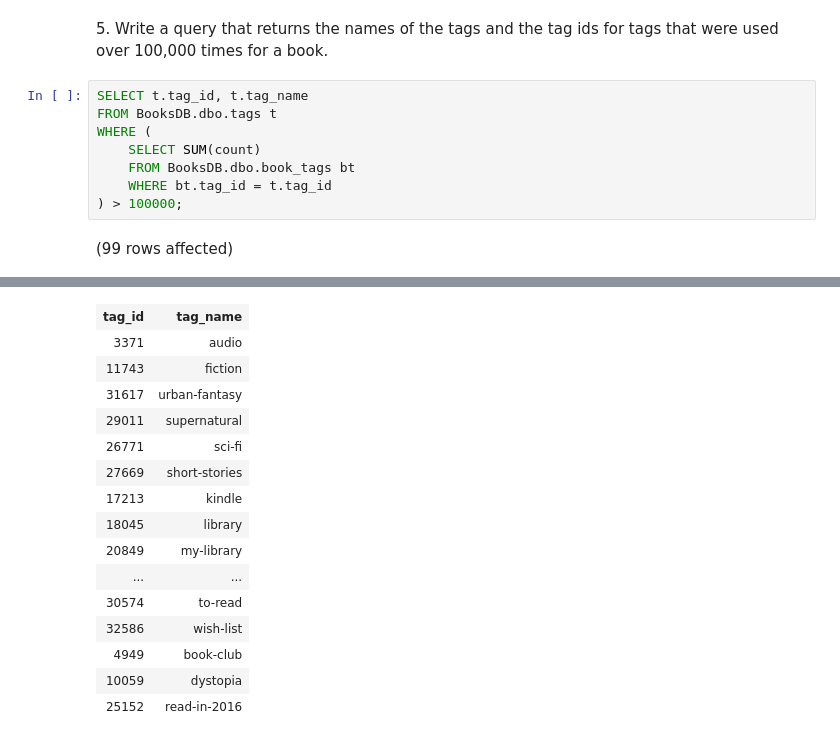
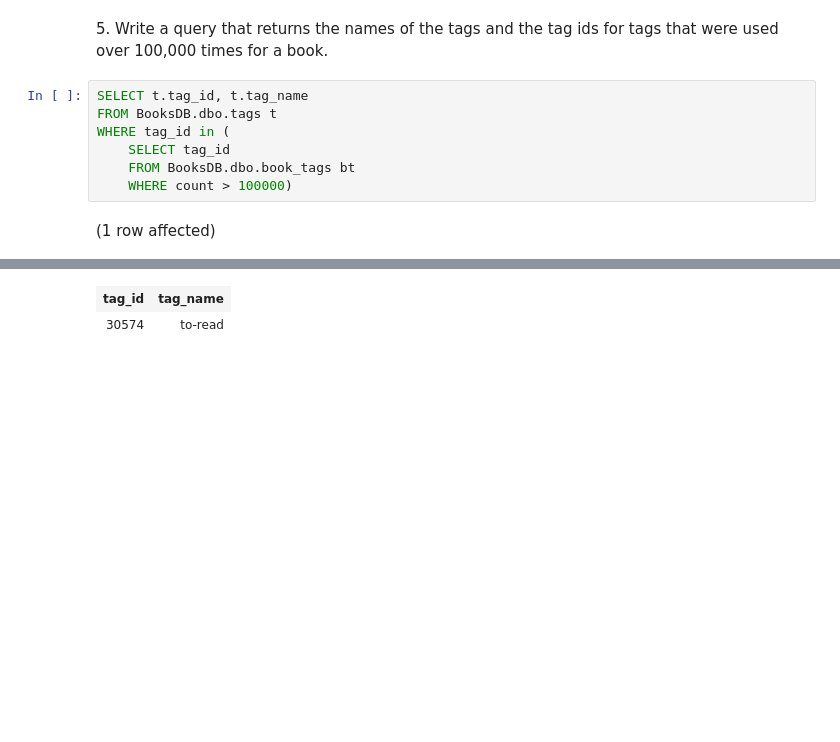
Before and after one commit to keriwk/sql-part4-exercises, a Jupyter notebook: sql-part4.ipynb, the cells around one changed output, grey strips where cells are left out. Cells and saved outputs as stored; diff of their text form; blank space fills up the shorter version.

```diff
--- a/sql-part4.ipynb
+++ b/sql-part4.ipynb
@@ -91,10 +116,9 @@ Total execution time: 00:00:00.103
 # %%
 SELECT t.tag_id, t.tag_name
 FROM BooksDB.dbo.tags t
-WHERE (
-    SELECT SUM(count)
+WHERE tag_id in (
+    SELECT tag_id
     FROM BooksDB.dbo.book_tags bt
-    WHERE bt.tag_id = t.tag_id
-) > 100000;
+    WHERE count > 100000)
 # %% [output]
-(99 rows affected)
+(1 row affected)
@@ -102,16 +126,2 @@ Total execution time: 00:00:00.281
 | tag_id | tag_name |
-| 3371 | audio |
-| 11743 | fiction |
-| 31617 | urban-fantasy |
-| 29011 | supernatural |
-| 26771 | sci-fi |
-| 27669 | short-stories |
-| 17213 | kindle |
-| 18045 | library |
-| 20849 | my-library |
-| ... | ... |
 | 30574 | to-read |
-| 32586 | wish-list |
-| 4949 | book-club |
-| 10059 | dystopia |
-| 25152 | read-in-2016 |
```
Also changed, not shown: parts of 6 cells of this notebook.
